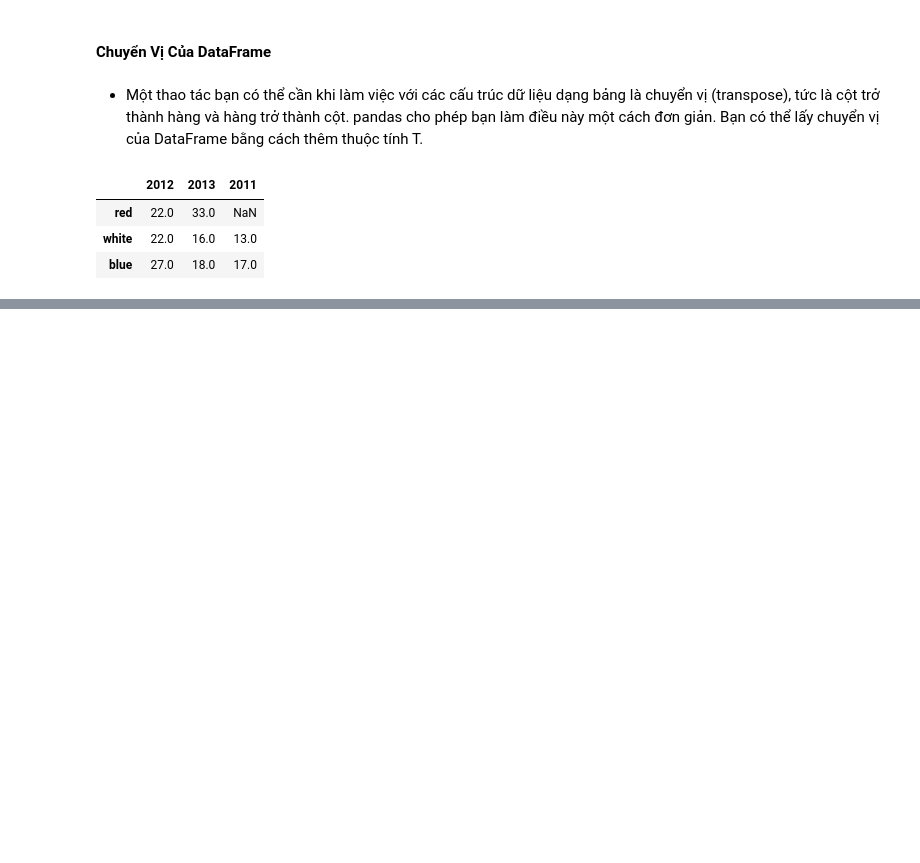
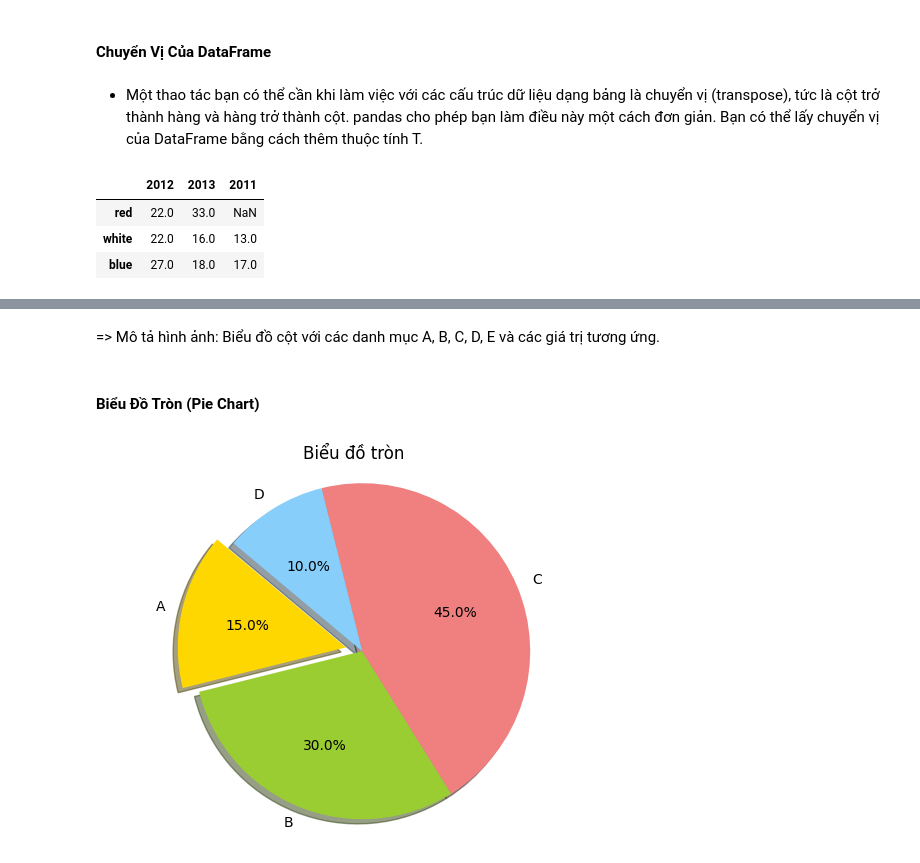
Before and after one commit to MeiCloudie/demo-python-data-analyst, a Jupyter notebook: tutorial/tutorial.ipynb, the cells around one changed output, grey strips where cells are left out. Cells and saved outputs as stored; diff of their text form; code cells hidden in the pictures; blank space fills up the shorter version.

```diff
--- a/tutorial/tutorial.ipynb
+++ b/tutorial/tutorial.ipynb
@@ -1471,0 +2271,18 @@ frame2.T
+# %% [markdown]
+=> Mô tả hình ảnh: Biểu đồ cột với các danh mục A, B, C, D, E và các giá trị tương ứng.
+# %% [markdown]
+#### Biểu Đồ Tròn (Pie Chart)
+# %%
+# Tạo dữ liệu
+labels = ['A', 'B', 'C', 'D']
+sizes = [15, 30, 45, 10]
+colors = ['gold', 'yellowgreen', 'lightcoral', 'lightskyblue']
+explode = (0.1, 0, 0, 0)
+
+# Vẽ biểu đồ tròn
+plt.pie(sizes, explode=explode, labels=labels, colors=colors, autopct='%1.1f%%', shadow=True, startangle=140)
+plt.axis('equal')
+plt.title('Biểu đồ tròn')
+plt.show()
+# %% [output]
+[figure, added]
```
Also changed, not shown: parts of 141 cells of this notebook, 12 other files.
